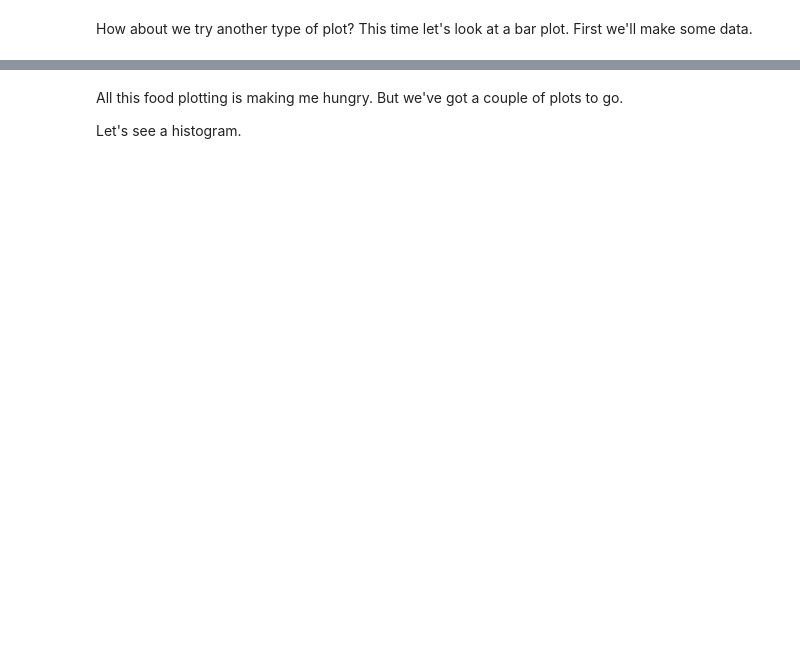
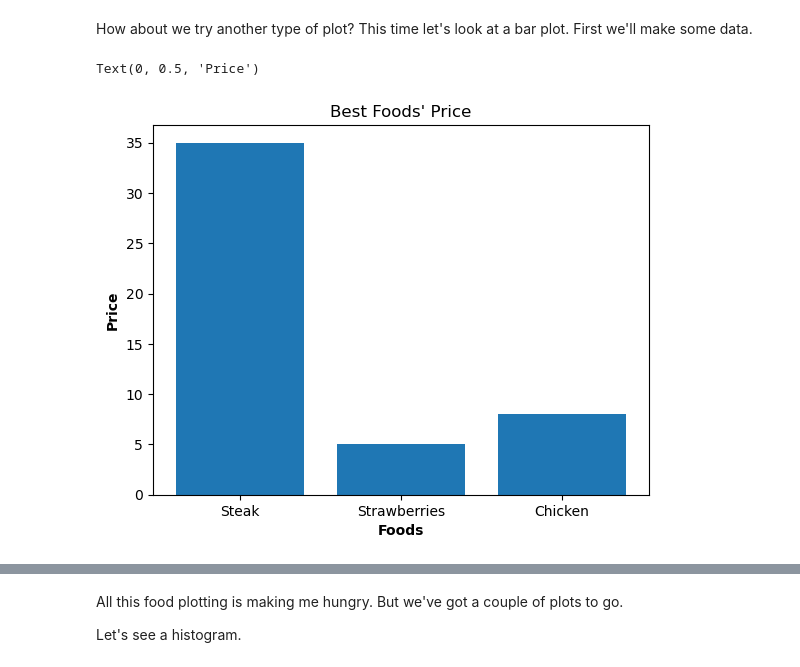
Before and after one commit to evanernst00/CodeExperiments, a Jupyter notebook: Python/matplotlib-exercises.ipynb, the cells around one changed output, grey strips where cells are left out. Saved outputs shown, nothing was run; the diff lists cells and outputs as text; code cells hidden in the pictures; blank space fills up the shorter version.

```diff
--- a/Python/matplotlib-exercises.ipynb
+++ b/Python/matplotlib-exercises.ipynb
@@ -120,6 +128,13 @@ How about we try another type of plot? This time let's look at a bar plot. First
 # %%
 # Create a bar graph where the x-axis is the keys of the dictionary
 # and the y-axis is the values of the dictionary
-
+f, a = plt.subplots()
+a.bar(dict.keys(), dict.values());
 
 # Add a title, xlabel and ylabel to the plot
+a.set_title("Best Foods' Price")
+a.set_xlabel("Foods", fontdict={"weight": "bold"})
+a.set_ylabel("Price", fontdict={"weight": "bold"})
+# %% [output]
+Text(0, 0.5, 'Price')
+[figure, added]
```
Also changed, not shown: parts of 13 cells of this notebook.
